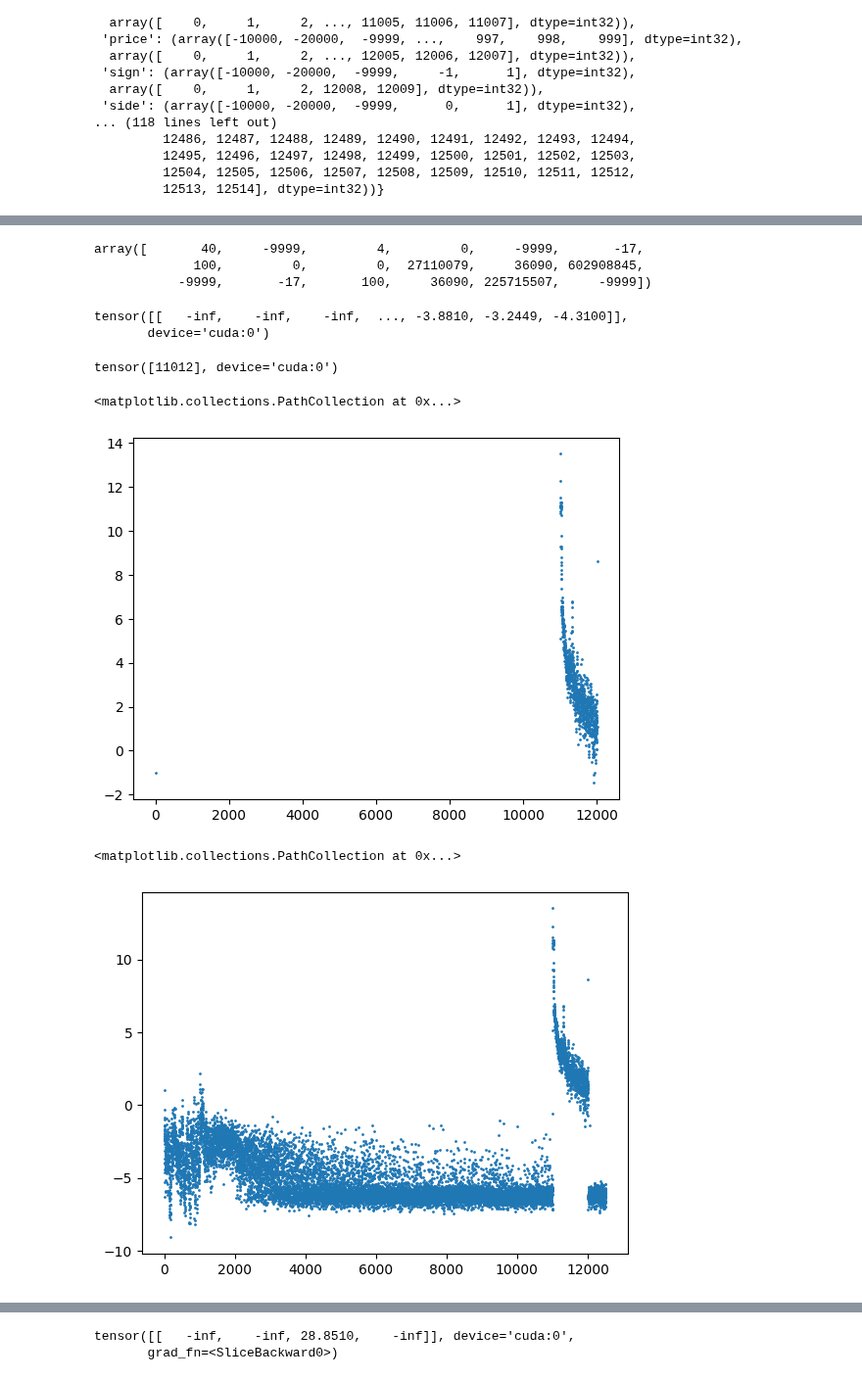
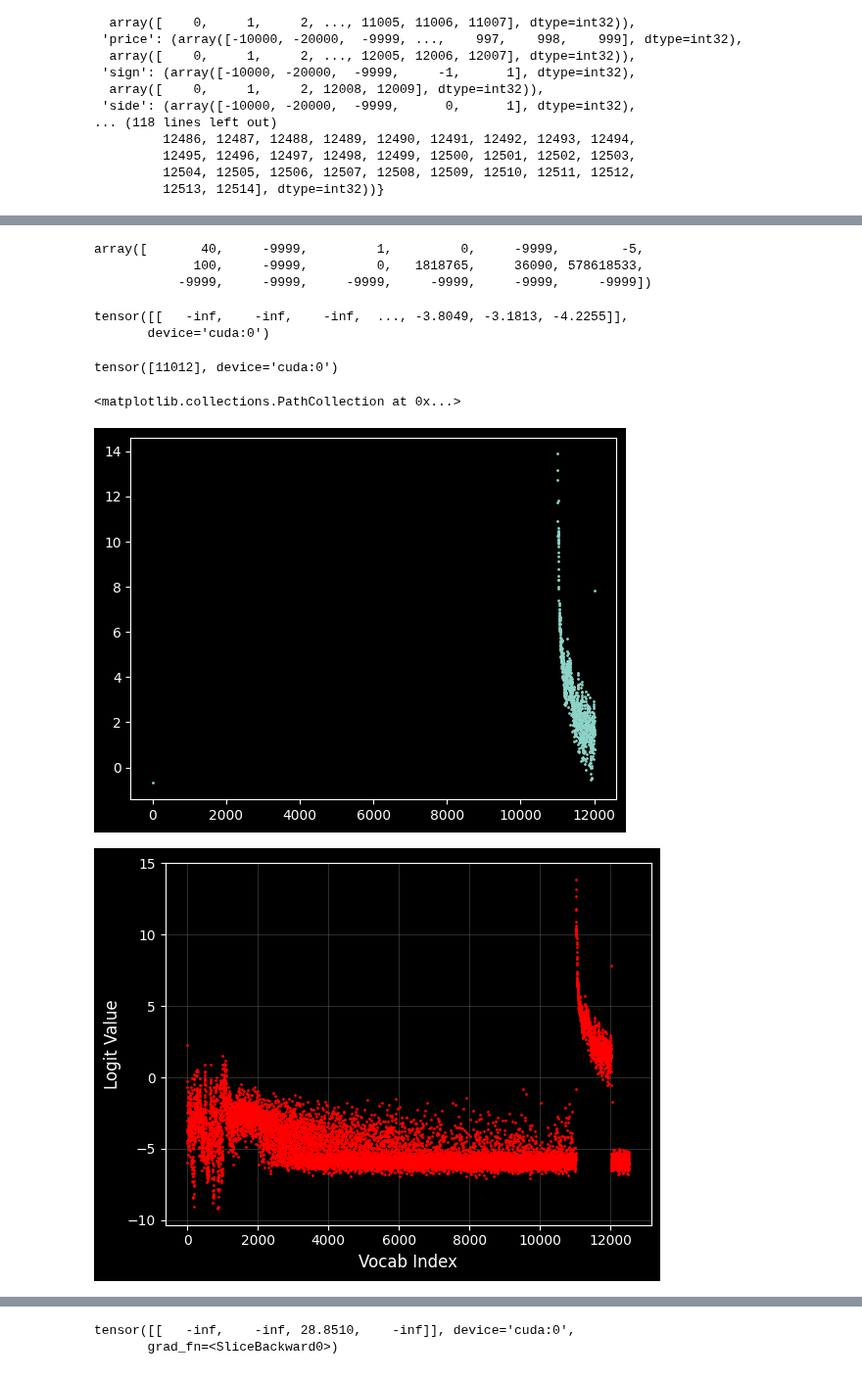
Before and after one commit to kingofguan/MarketGPT, a Jupyter notebook: notebooks/simulate.ipynb, the cells around one changed output, grey strips where cells are left out. Shown at 98% size. Drawn from its saved outputs; the diff is of its cells as text; code cells hidden in the pictures.

```diff
--- a/notebooks/simulate.ipynb
+++ b/notebooks/simulate.ipynb
@@ -53,14 +53,14 @@ num_context_msgs = 100 # 400 # number of messages from dataset to use as context
 num_samples = 1 # number of samples to draw (think of like monte carlo paths)
 # max_new_tokens = 500 # number of tokens generated in each sample
 max_new_tokens = 1 # number of tokens generated in each sample (think of like time steps)
-temperature = 1.03 # 0.8 # 1.0 = no change, < 1.0 = less random, > 1.0 = more random, in predictions
+temperature = 1.02 # 0.8 # 1.0 = no change, < 1.0 = less random, > 1.0 = more random, in predictions
 # top_k = 200 # retain only the top_k most likely tokens, clamp others to have 0 probability
 # top_k = 300 # 100 # retain only the top_k most likely tokens, clamp others to have 0 probability
 top_k = None
 top_p = 0.98 # keep the top tokens with cumulative probability >= top_p (nucleus filtering)
 # top_p = 0.98 # keep the top tokens with cumulative probability >= top_p (nucleus filtering)
 assert 0.0 <= top_p <= 1.0
-seed = 42 # + 400
+seed = 42 + 200
 vocab = itch_encoding.Vocab()
 use_sink = True # if True, use a dedicated sink token at the start of every training sample (per https://arxiv.org/pdf/2309.17453.pdf)
 device = 'cuda' # examples: 'cpu', 'cuda', 'cuda:0', 'cuda:1', etc.
@@ -799,7 +850,7 @@ def process_message(
     # return order object for next message encoding step
     return new_order, ref_order
 # %%
-num_generation_steps = (5000 * 6) * 5
+num_generation_steps = (5000 * 6) * 12 # 5
 num_errors = 0
 num_sampling_errors = 0
 num_symbol_errors = 0
@@ -819,7 +870,7 @@ start = True
 roll = False
 # block_size = model.config.block_size
 # block_size = model.params.max_seq_len
-new_block_size = 10344 # 2688 # 112 msgs # 10344 # 431 msgs # use this param to shorten block size for faster generation
+new_block_size = 2688 # 10344 # 2688 # 112 msgs # 10344 # 431 msgs # use this param to shorten block size for faster generation
 # %%
 for t in tqdm(range(num_generation_steps)):
 # for t in tqdm(range(3000)):
@@ -2207,14 +2258,17 @@ msg: tensor([[    1, 12051,  1003,  ...,   228,   718,   510]], device='cuda:0')
 decoded_msg = itch_encoding.decode_msg(np.array(idx[0][-24:].tolist()), vocab.ENCODING)
 decoded_msg
 # %% [output]
-array([       40,     -9999,         4,         0,     -9999,       -17,
-             100,         0,         0,  27110079,     36090, 602908845,
-           -9999,       -17,       100,     36090, 225715507,     -9999])
+array([       40,     -9999,         1,         0,     -9999,        -5,
+             100,     -9999,         0,   1818765,     36090, 578618533,
+           -9999,     -9999,     -9999,     -9999,     -9999,     -9999])
 # %%
 relevant_logits[0]
 # %% [output]
-tensor([[   -inf,    -inf,    -inf,  ..., -3.8810, -3.2449, -4.3100]],
+tensor([[   -inf,    -inf,    -inf,  ..., -3.8049, -3.1813, -4.2255]],
        device='cuda:0')
+# %%
+plt.style.use('dark_background')
+plt.rc('axes', axisbelow=True)
 # %%
 plt_pos = 4
 print(torch.argmax(relevant_logits[plt_pos], dim=-1))
@@ -2222,10 +2276,15 @@ plt.scatter(range(relevant_logits[plt_pos].shape[1]), relevant_logits[plt_pos].c
 # %% [output]
 tensor([11012], device='cuda:0')
 <matplotlib.collections.PathCollection at 0x...>
-[figure, old version]
+[figure, new version]
 # %%
 # plot raw logits
-plt.scatter(range(raw_logits[plt_pos].shape[1]), raw_logits[plt_pos].cpu(), s=1)
+plt.scatter(range(raw_logits[plt_pos].shape[1]), raw_logits[plt_pos].cpu(), s=1, color='red')
+plt.xlabel("Vocab Index", fontsize=12)
+plt.ylabel("Logit Value", fontsize=12)
+plt.grid(color='gray', linestyle='-', linewidth=0.5, alpha=0.5)
+
+# save the plot
+plt.savefig(f'{parent_folder_path}/fig/sample_logits.pdf', bbox_inches='tight')
 # %% [output]
-<matplotlib.collections.PathCollection at 0x...>
-[figure, old version]
+[figure, new version]
```
Also changed, not shown: parts of 17 cells of this notebook, 3 other files.
